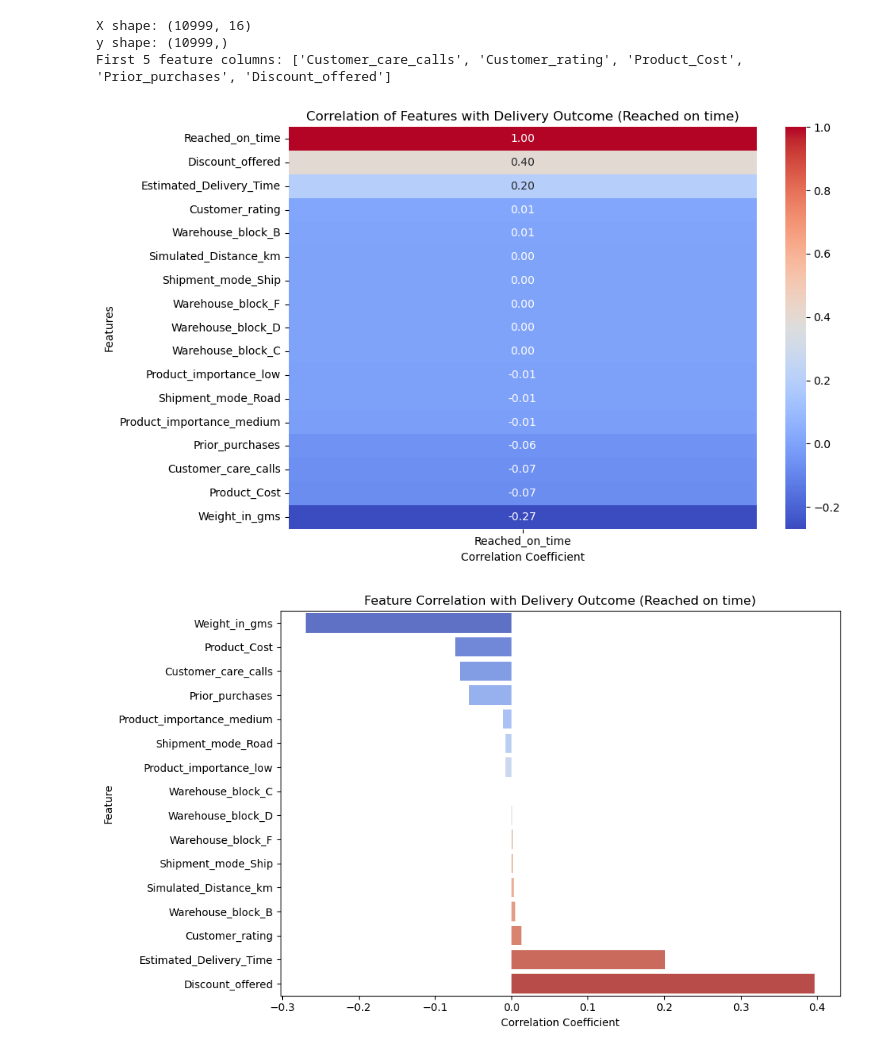
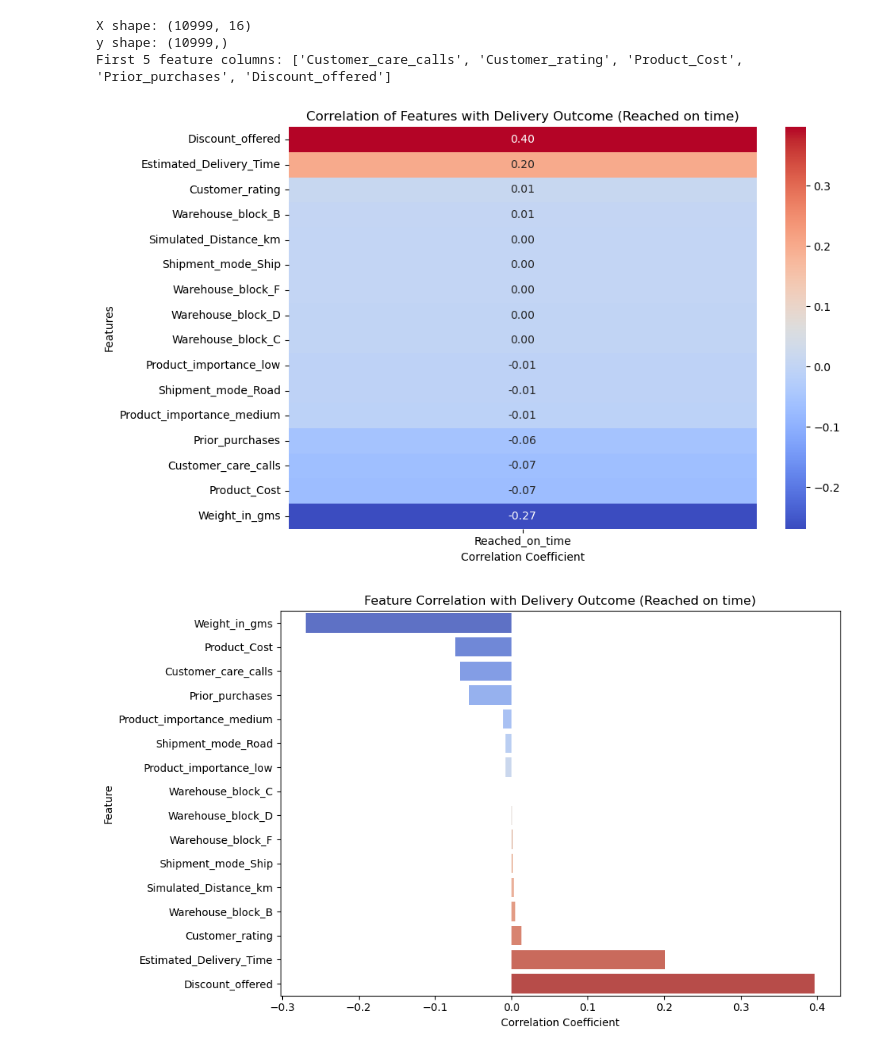
Before and after one commit to julaicc/delivery-predictor-project, a Jupyter notebook: Delivery predictions/01_eda_model.ipynb, the cells around one changed output. Cells and saved outputs as stored; diff of their text form; code cells hidden in the pictures.

```diff
--- a/Delivery predictions/01_eda_model.ipynb
+++ b/Delivery predictions/01_eda_model.ipynb
@@ -119,22 +119,24 @@ First 5 feature columns: ['Customer_care_calls', 'Customer_rating', 'Product_Cos
 # %%
 # Correlation matrix including the target
 encoded = X.copy()
 encoded['Reached_on_time'] = y.values
 
 corr = encoded.corr()
+# Drop the target variable from the index (rows)
+corr = corr.drop(index='Reached_on_time')
 
 plt.figure(figsize=(10, 6))
 sns.heatmap(
     corr[['Reached_on_time']].sort_values(by='Reached_on_time', ascending=False),
     annot=True, cmap='coolwarm', fmt=".2f"
 )
 plt.title('Correlation of Features with Delivery Outcome (Reached on time)')
 plt.ylabel('Features')
 plt.xlabel('Correlation Coefficient')
 plt.tight_layout()
 plt.show()
 # %% [output]
-[figure, old version]
+[figure, new version]
 # %%
 corr_target = corr['Reached_on_time'].drop('Reached_on_time')
 corr_target_sorted = corr_target.sort_values(ascending=True)
```
Also changed, not shown: parts of 1 cell of this notebook, 1 other file.
